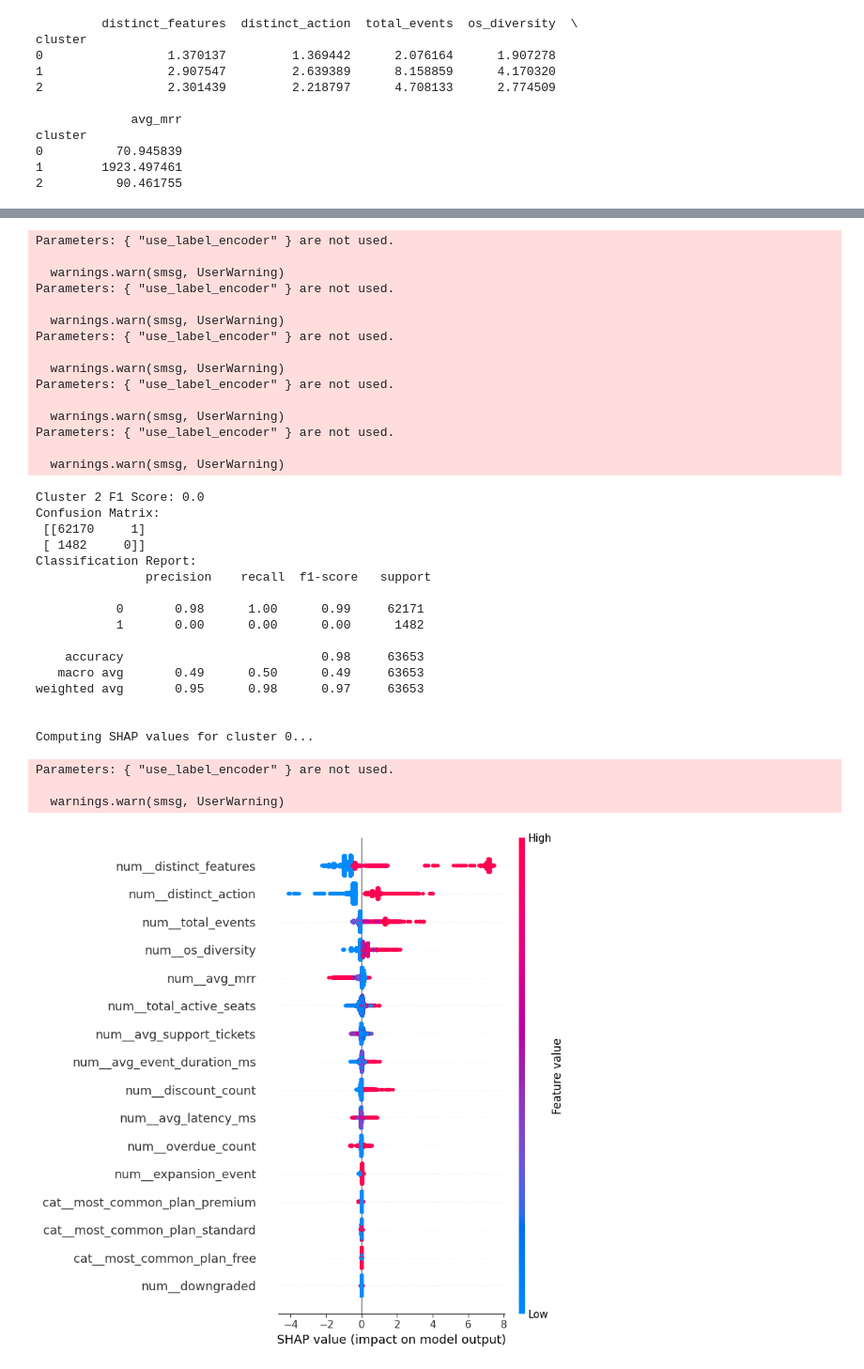
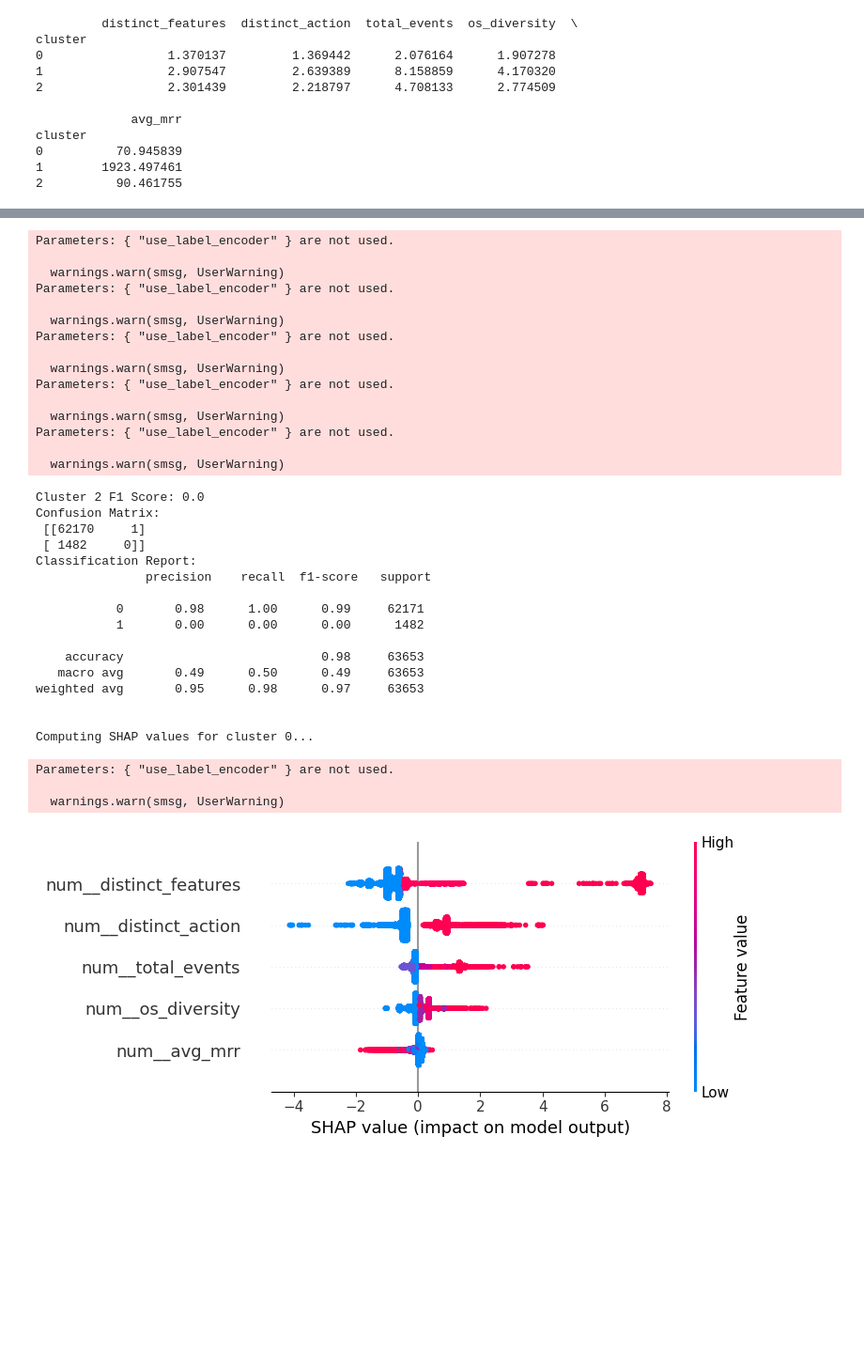
Before and after one commit to Nasz-113/Mad-Data, a Jupyter notebook: EDA and Model.ipynb, the cells around one changed output, grey strips where cells are left out. Shown at 94% size. Drawn from its saved outputs; the diff is of its cells as text; code cells hidden in the pictures; blank space fills up the shorter version.

```diff
--- a/EDA and Model.ipynb
+++ b/EDA and Model.ipynb
@@ -875,7 +875,7 @@ explainer = shap.Explainer(pipeline_0.named_steps['model'])
 shap_values = explainer(X0_preprocessed)
 
 # Plot summary
-shap.summary_plot(shap_values, X0_preprocessed, feature_names=pipeline_0.named_steps['preprocessor'].get_feature_names_out())
+shap.summary_plot(shap_values, X0_preprocessed, feature_names=pipeline_0.named_steps['preprocessor'].get_feature_names_out(), max_display=5)
 # %% [output]
 Processing cluster 0...
 Parameters: { "use_label_encoder" } are not used.
@@ -947,31 +947,31 @@ Parameters: { "use_label_encoder" } are not used.
 
   warnings.warn(smsg, UserWarning)
 Parameters: { "use_label_encoder" } are not used.
 
   warnings.warn(smsg, UserWarning)
 Parameters: { "use_label_encoder" } are not used.
 
   warnings.warn(smsg, UserWarning)
 Parameters: { "use_label_encoder" } are not used.
 
   warnings.warn(smsg, UserWarning)
 Cluster 2 F1 Score: 0.0
 Confusion Matrix:
  [[62170     1]
  [ 1482     0]]
 Classification Report:
                precision    recall  f1-score   support
 
            0       0.98      1.00      0.99     62171
            1       0.00      0.00      0.00      1482
 
     accuracy                           0.98     63653
    macro avg       0.49      0.50      0.49     63653
 weighted avg       0.95      0.98      0.97     63653
 
 
 Computing SHAP values for cluster 0...
 Parameters: { "use_label_encoder" } are not used.
 
   warnings.warn(smsg, UserWarning)
-[figure, old version]
+[figure, new version]
```
Also changed, not shown: parts of 1 cell of this notebook.
